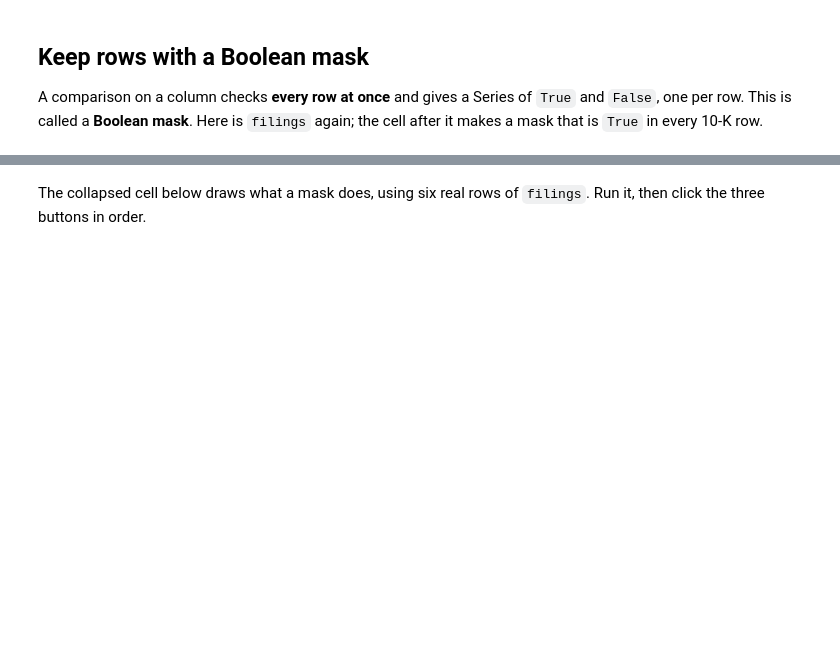
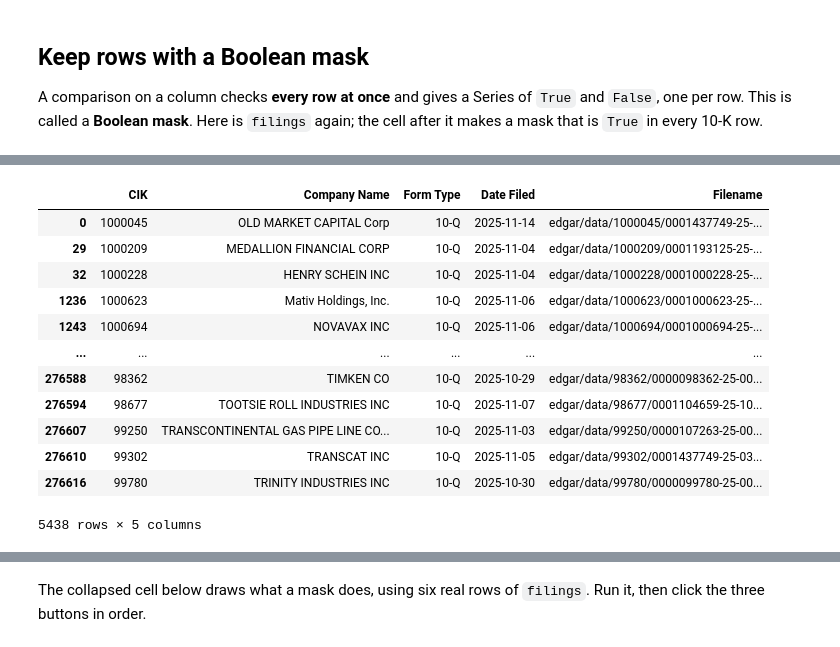
Before and after one commit to njhallman/acc380k-fall-2026, a Jupyter notebook: notebooks/notebook-08/12-30-section.ipynb, the cells around one changed output, grey strips where cells are left out. Drawn from its saved outputs; the diff is of its cells as text; code cells hidden in the pictures; blank space fills up the shorter version.

```diff
--- a/notebooks/notebook-08/12-30-section.ipynb
+++ b/notebooks/notebook-08/12-30-section.ipynb
@@ -381,0 +586,16 @@ is_10k = filings["Form Type"] == "10-K"
+# %%
+filings.loc[filings["Form Type"] == "10-Q"]
+# %% [output]
+|  | CIK | Company Name | Form Type | Date Filed | Filename |
+| 0 | 1000045 | OLD MARKET CAPITAL Corp | 10-Q | 2025-11-14 | edgar/data/1000045/0001437749-25-... |
+| 29 | 1000209 | MEDALLION FINANCIAL CORP | 10-Q | 2025-11-04 | edgar/data/1000209/0001193125-25-... |
+| 32 | 1000228 | HENRY SCHEIN INC | 10-Q | 2025-11-04 | edgar/data/1000228/0001000228-25-... |
+| 1236 | 1000623 | Mativ Holdings, Inc. | 10-Q | 2025-11-06 | edgar/data/1000623/0001000623-25-... |
+| 1243 | 1000694 | NOVAVAX INC | 10-Q | 2025-11-06 | edgar/data/1000694/0001000694-25-... |
+| ... | ... | ... | ... | ... | ... |
+| 276588 | 98362 | TIMKEN CO | 10-Q | 2025-10-29 | edgar/data/98362/0000098362-25-00... |
+| 276594 | 98677 | TOOTSIE ROLL INDUSTRIES INC | 10-Q | 2025-11-07 | edgar/data/98677/0001104659-25-10... |
+| 276607 | 99250 | TRANSCONTINENTAL GAS PIPE LINE CO... | 10-Q | 2025-11-03 | edgar/data/99250/0000107263-25-00... |
+| 276610 | 99302 | TRANSCAT INC | 10-Q | 2025-11-05 | edgar/data/99302/0001437749-25-03... |
+| 276616 | 99780 | TRINITY INDUSTRIES INC | 10-Q | 2025-10-30 | edgar/data/99780/0000099780-25-00... |
+5438 rows × 5 columns
```
Also changed, not shown: parts of 47 cells of this notebook.
